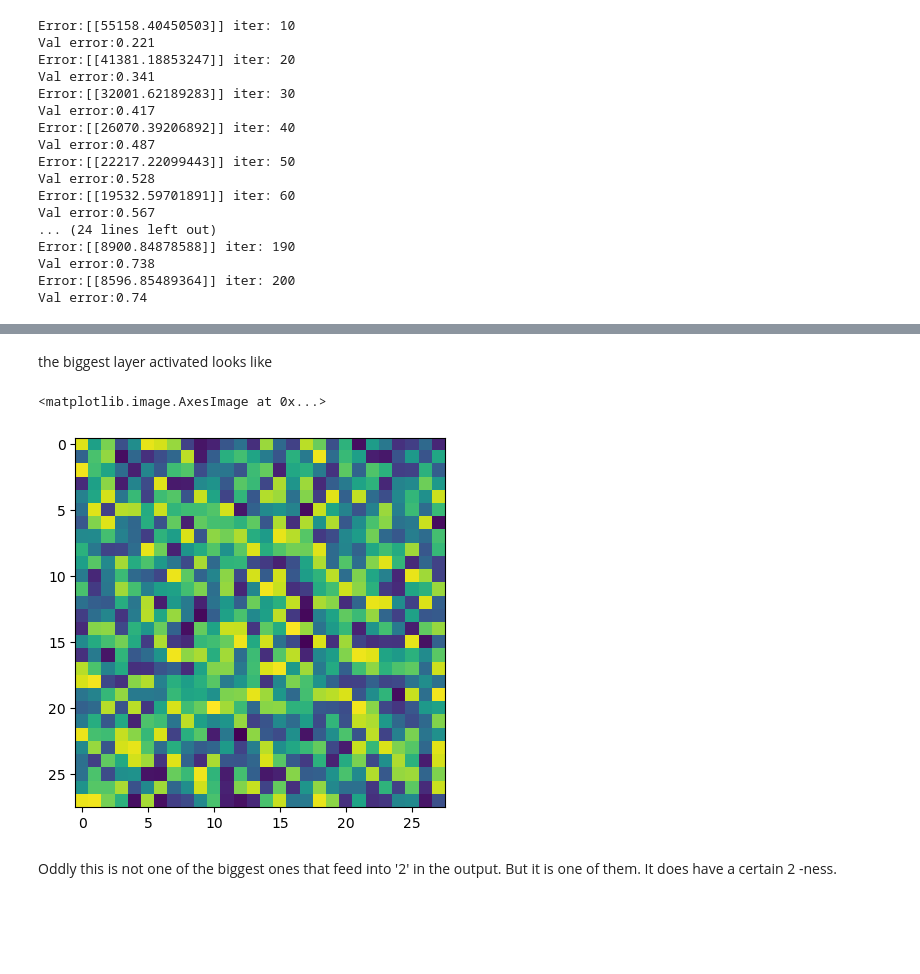
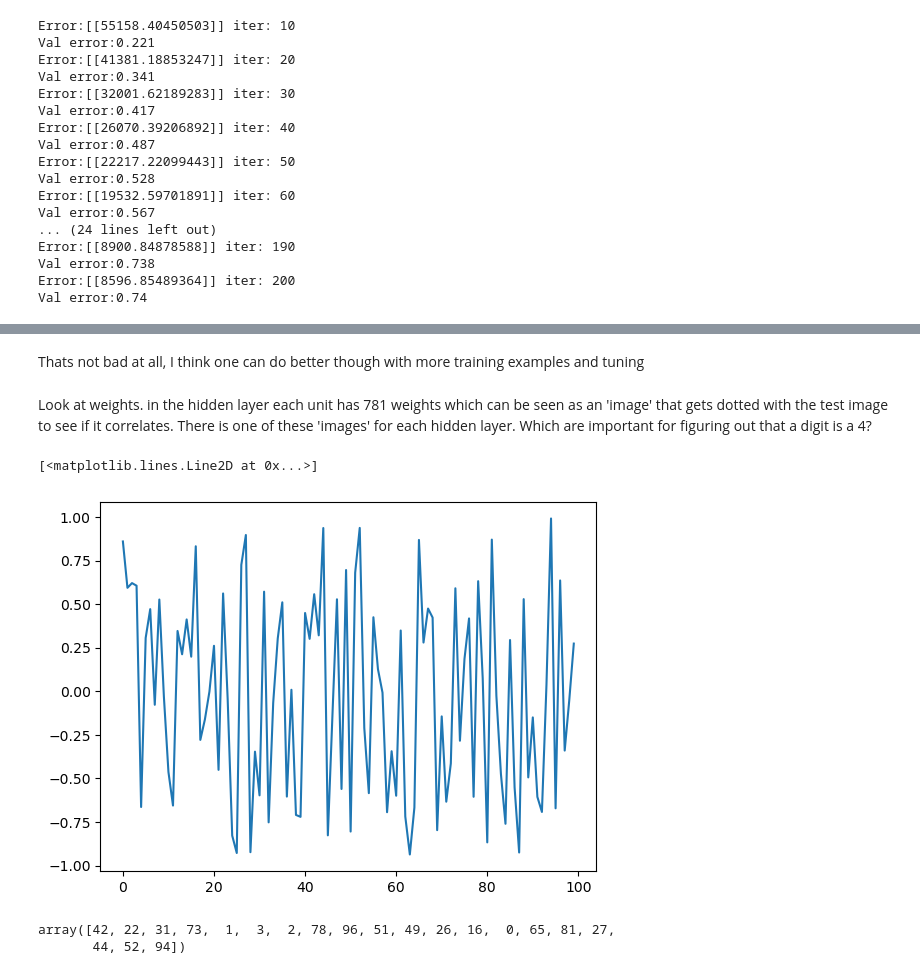
Before and after one commit to DrEntropy/NNbyHand, a Jupyter notebook: byhand.ipynb, the cells around one changed output, grey strips where cells are left out. Drawn from its saved outputs; the diff is of its cells as text; code cells hidden in the pictures; blank space fills up the shorter version.

```diff
--- a/byhand.ipynb
+++ b/byhand.ipynb
@@ -202,9 +158,14 @@ array([46, 71, 32])
-# %% [markdown]
-the biggest layer activated looks like
-# %%
-plt.imshow(np.reshape(model.weights_0_1[:,32],[28,28]))
-# %% [output]
-<matplotlib.image.AxesImage at 0x...>
-[figure, removed]
-# %% [markdown]
-Oddly this is not one of the biggest ones that feed into '2' in the output. But it is one of them.  It does have a certain 2 -ness.
+# %% [markdown]
+Thats not bad at all, I think one can do better though with more training examples and tuning
+# %% [markdown]
+Look at weights. in the hidden layer each unit has 781 weights which can be seen as an 'image' that gets dotted with the test image to see if it correlates.  There is one of these 'images' for each hidden layer.  Which are important for figuring out that a digit is a 4?
+# %%
+plt.plot(model.weights_1_2[:,4])
+# %% [output]
+[<matplotlib.lines.Line2D at 0x...>]
+[figure, added]
+# %%
+np.argsort(model.weights_1_2[:,4])[-20:]
+# %% [output]
+array([42, 22, 31, 73,  1,  3,  2, 78, 96, 51, 49, 26, 16,  0, 65, 81, 27,
+       44, 52, 94])
```
Also changed, not shown: parts of 40 cells of this notebook.
